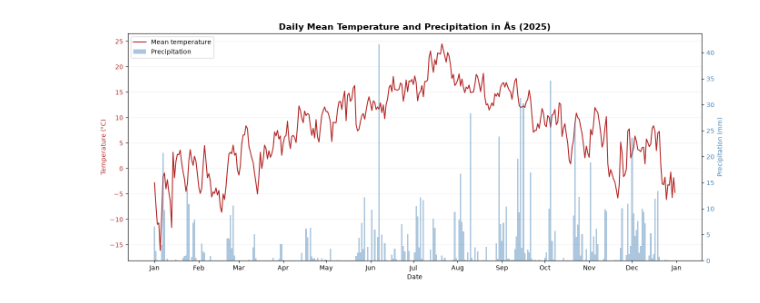
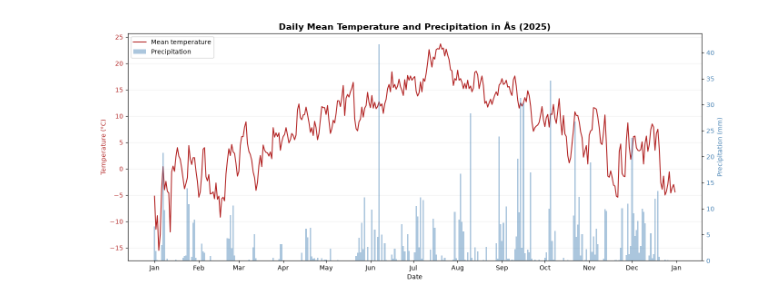
Before and after one commit to Bredeaa/Deliverable_1, a Jupyter notebook: task2_precipitation.ipynb, the cells around one changed output. Drawn from its saved outputs; the diff is of its cells as text; code cells hidden in the pictures.

```diff
--- a/task2_precipitation.ipynb
+++ b/task2_precipitation.ipynb
@@ -24,7 +24,7 @@ endpoint = "https://frost.met.no/observations/v0.jsonld"
 date_range = "2025-01-01/2026-01-01"
 
 # Function to get data and organize it into a DataFrame
-def get_weather_data(element, column_name):
+def get_weather_data(element, column_name, time_offset):
 
     # Set up the station, measurement type, and date range for the request
     parameters = {"sources": "SN17850", "elements": element, "referencetime": date_range}
@@ -37,7 +37,7 @@ def get_weather_data(element, column_name):
 
     for item in response.json()["data"]:
         for observation in item["observations"]:
-            if observation["timeOffset"] == "PT6H":
+            if observation["timeOffset"] == time_offset:
                 rows.append({
                     "date": item["referenceTime"],
                     column_name: observation["value"]
@@ -50,9 +50,9 @@ def get_weather_data(element, column_name):
 
 
 # Download temperature and precipitation data
-temperature = get_weather_data("mean(air_temperature P1D)", "temperature")
+temperature = get_weather_data("mean(air_temperature P1D)", "temperature", "PT0H")
 
-precipitation = get_weather_data("sum(precipitation_amount P1D)", "precipitation")
+precipitation = get_weather_data("sum(precipitation_amount P1D)", "precipitation", "PT6H")
 
 # Combine both datasets
 weather_df = pd.merge(
@@ -87,31 +87,31 @@ ax2 = ax1.twinx()
 
 ax2.bar(
     weather_df["date"],
     weather_df["precipitation"],
     color="steelblue",
     alpha=0.45,
     width=1,
     label="Precipitation"
 )
 
 ax2.set_ylabel("Precipitation (mm)", color="steelblue")
 ax2.tick_params(axis="y", labelcolor="steelblue")
 ax2.set_ylim(bottom=0)
 
 # Format date axis
 ax1.xaxis.set_major_locator(mdates.MonthLocator())
 ax1.xaxis.set_major_formatter(mdates.DateFormatter("%b"))
 
 # Title
 ax1.set_title("Daily Mean Temperature and Precipitation in Ås (2025)", fontsize=14, fontweight="bold")
 
 # Combined legend
 lines1, labels1 = ax1.get_legend_handles_labels()
 lines2, labels2 = ax2.get_legend_handles_labels()
 
 ax1.legend(lines1 + lines2, labels1 + labels2, loc="upper left")
 
 plt.tight_layout()
 plt.show()
 # %% [output]
-[figure, old version]
+[figure, new version]
```
